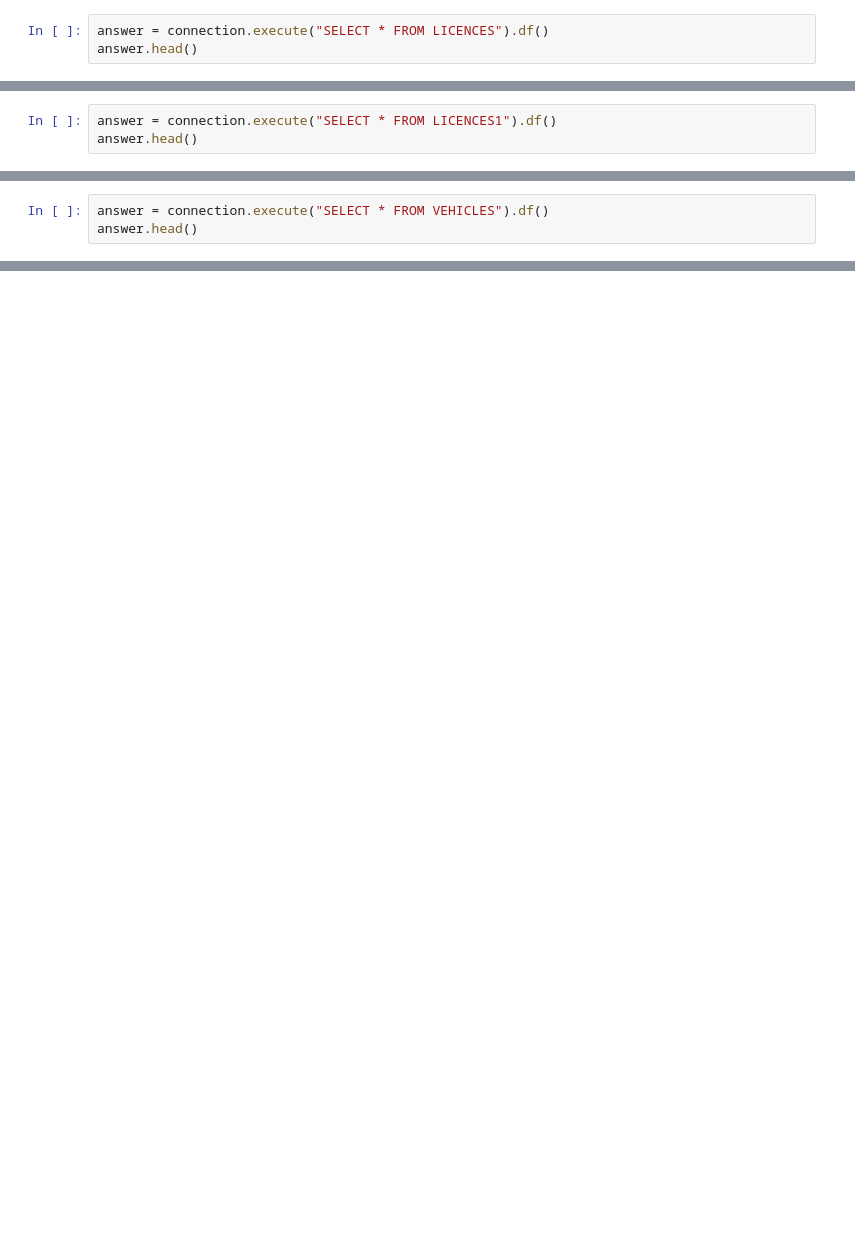
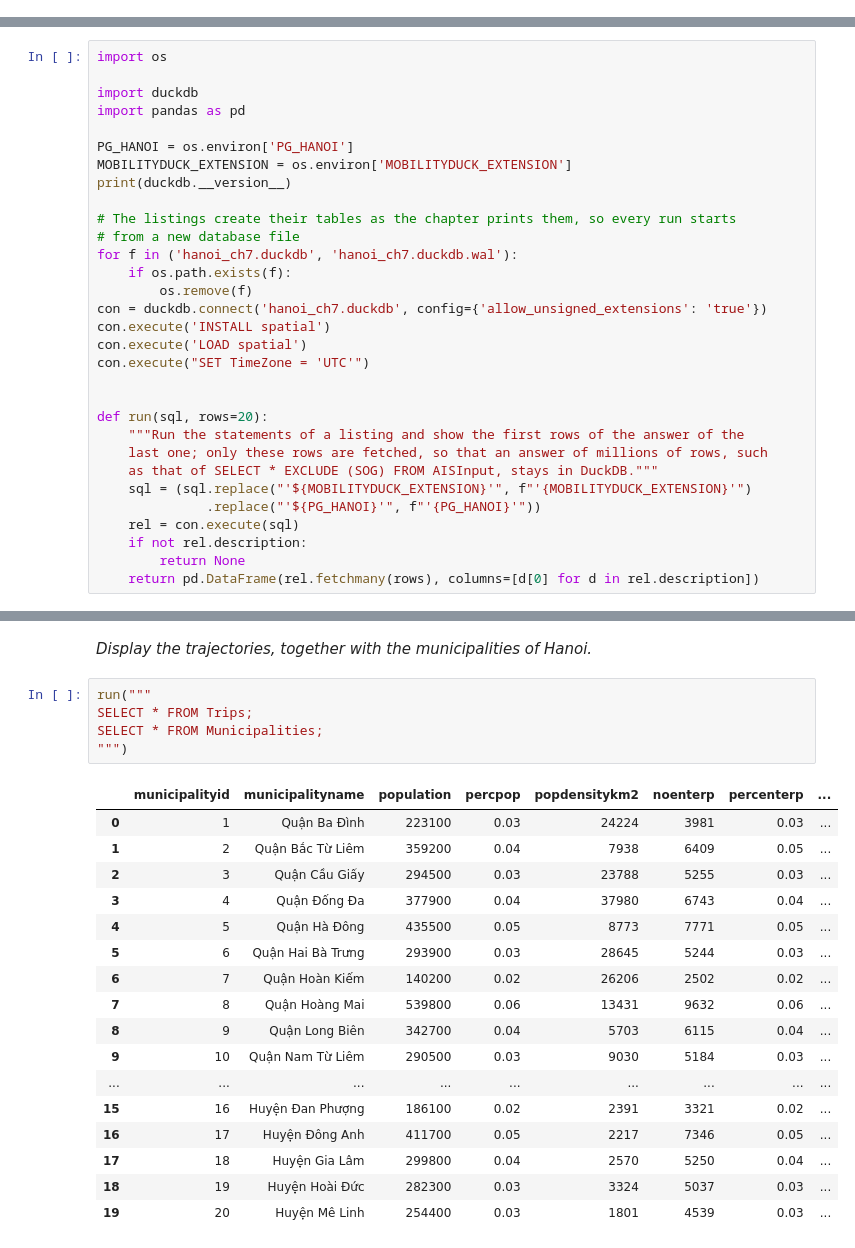
Before and after one commit to MobilityDB/MobilityDataScienceBookVol2, a Jupyter notebook: chapter7/hanoi-book.ipynb, the cells around one changed output, grey strips where cells are left out. Cells and saved outputs as stored; diff of their text form; blank space fills up the shorter version.

```diff
--- a/chapter7/hanoi-book.ipynb
+++ b/chapter7/hanoi-book.ipynb
@@ -825,3 +0,0 @@ result = connection.execute(query).fetchdf()
-# %%
-answer = connection.execute("SELECT * FROM LICENCES").df()
-answer.head()
@@ -840,3 +0,0 @@ connection.execute("INSERT INTO Licences1 (SELECT * FROM LICENCES LIMIT 10);")
-# %%
-answer = connection.execute("SELECT * FROM LICENCES1").df()
-answer.head()
@@ -860,3 +0,0 @@ result2 = connection.execute(query3).fetchdf()
-# %%
-answer = connection.execute("SELECT * FROM VEHICLES").df()
-answer.head()
@@ -1330,0 +10,31 @@ Execution time: 76.451387 seconds
+# %%
+import os
+
+import duckdb
+import pandas as pd
+
+PG_HANOI = os.environ['PG_HANOI']
+MOBILITYDUCK_EXTENSION = os.environ['MOBILITYDUCK_EXTENSION']
+print(duckdb.__version__)
+
+# The listings create their tables as the chapter prints them, so every run starts
+# from a new database file
+for f in ('hanoi_ch7.duckdb', 'hanoi_ch7.duckdb.wal'):
+    if os.path.exists(f):
+        os.remove(f)
+con = duckdb.connect('hanoi_ch7.duckdb', config={'allow_unsigned_extensions': 'true'})
+con.execute('INSTALL spatial')
+con.execute('LOAD spatial')
+con.execute("SET TimeZone = 'UTC'")
+
+
+def run(sql, rows=20):
+    """Run the statements of a listing and show the first rows of the answer of the
+    last one; only these rows are fetched, so that an answer of millions of rows, such
+    as that of SELECT * EXCLUDE (SOG) FROM AISInput, stays in DuckDB."""
+    sql = (sql.replace("'${MOBILITYDUCK_EXTENSION}'", f"'{MOBILITYDUCK_EXTENSION}'")
+              .replace("'${PG_HANOI}'", f"'{PG_HANOI}'"))
+    rel = con.execute(sql)
+    if not rel.description:
+        return None
+    return pd.DataFrame(rel.fetchmany(rows), columns=[d[0] for d in rel.description])
@@ -1330,0 +86,25 @@ Execution time: 76.451387 seconds
+# %% [markdown]
+*Display the trajectories, together with the municipalities of Hanoi.*
+# %%
+run("""
+SELECT * FROM Trips;
+SELECT * FROM Municipalities;
+""")
+# %% [output]
+|  | municipalityid | municipalityname | population | percpop | popdensitykm2 | noenterp | percenterp | ... |
+| 0 | 1 | Quận Ba Đình | 223100 | 0.03 | 24224 | 3981 | 0.03 | ... |
+| 1 | 2 | Quận Bắc Từ Liêm | 359200 | 0.04 | 7938 | 6409 | 0.05 | ... |
+| 2 | 3 | Quận Cầu Giấy | 294500 | 0.03 | 23788 | 5255 | 0.03 | ... |
+| 3 | 4 | Quận Đống Đa | 377900 | 0.04 | 37980 | 6743 | 0.04 | ... |
+| 4 | 5 | Quận Hà Đông | 435500 | 0.05 | 8773 | 7771 | 0.05 | ... |
+| 5 | 6 | Quận Hai Bà Trưng | 293900 | 0.03 | 28645 | 5244 | 0.03 | ... |
+| 6 | 7 | Quận Hoàn Kiếm | 140200 | 0.02 | 26206 | 2502 | 0.02 | ... |
+| 7 | 8 | Quận Hoàng Mai | 539800 | 0.06 | 13431 | 9632 | 0.06 | ... |
+| 8 | 9 | Quận Long Biên | 342700 | 0.04 | 5703 | 6115 | 0.04 | ... |
+| 9 | 10 | Quận Nam Từ Liêm | 290500 | 0.03 | 9030 | 5184 | 0.03 | ... |
+| ... | ... | ... | ... | ... | ... | ... | ... | ... |
+| 15 | 16 | Huyện Đan Phượng | 186100 | 0.02 | 2391 | 3321 | 0.02 | ... |
+| 16 | 17 | Huyện Đông Anh | 411700 | 0.05 | 2217 | 7346 | 0.05 | ... |
+| 17 | 18 | Huyện Gia Lâm | 299800 | 0.04 | 2570 | 5250 | 0.04 | ... |
+| 18 | 19 | Huyện Hoài Đức | 282300 | 0.03 | 3324 | 5037 | 0.03 | ... |
+| 19 | 20 | Huyện Mê Linh | 254400 | 0.03 | 1801 | 4539 | 0.03 | ... |
```
Also changed, not shown: parts of 96 cells of this notebook, 7 other files.
